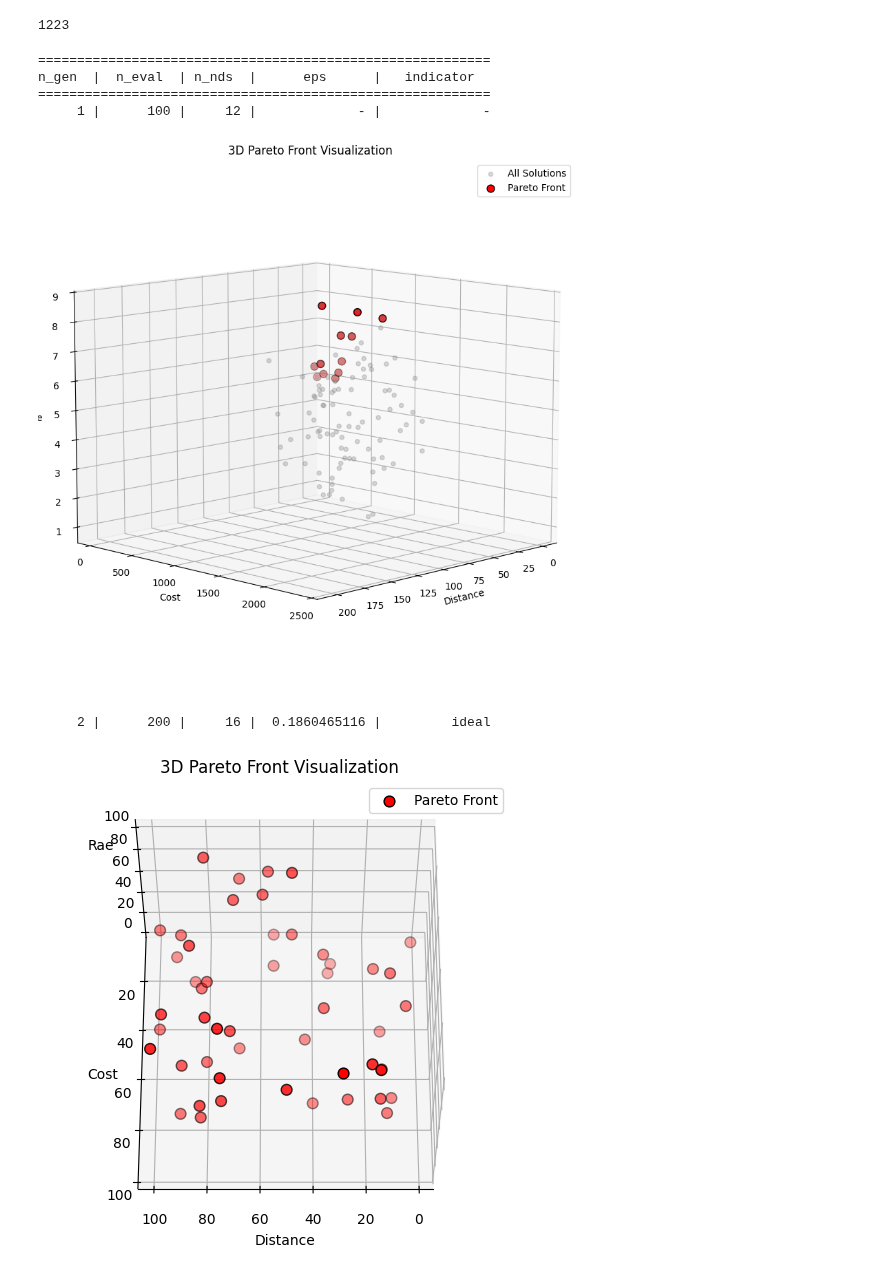
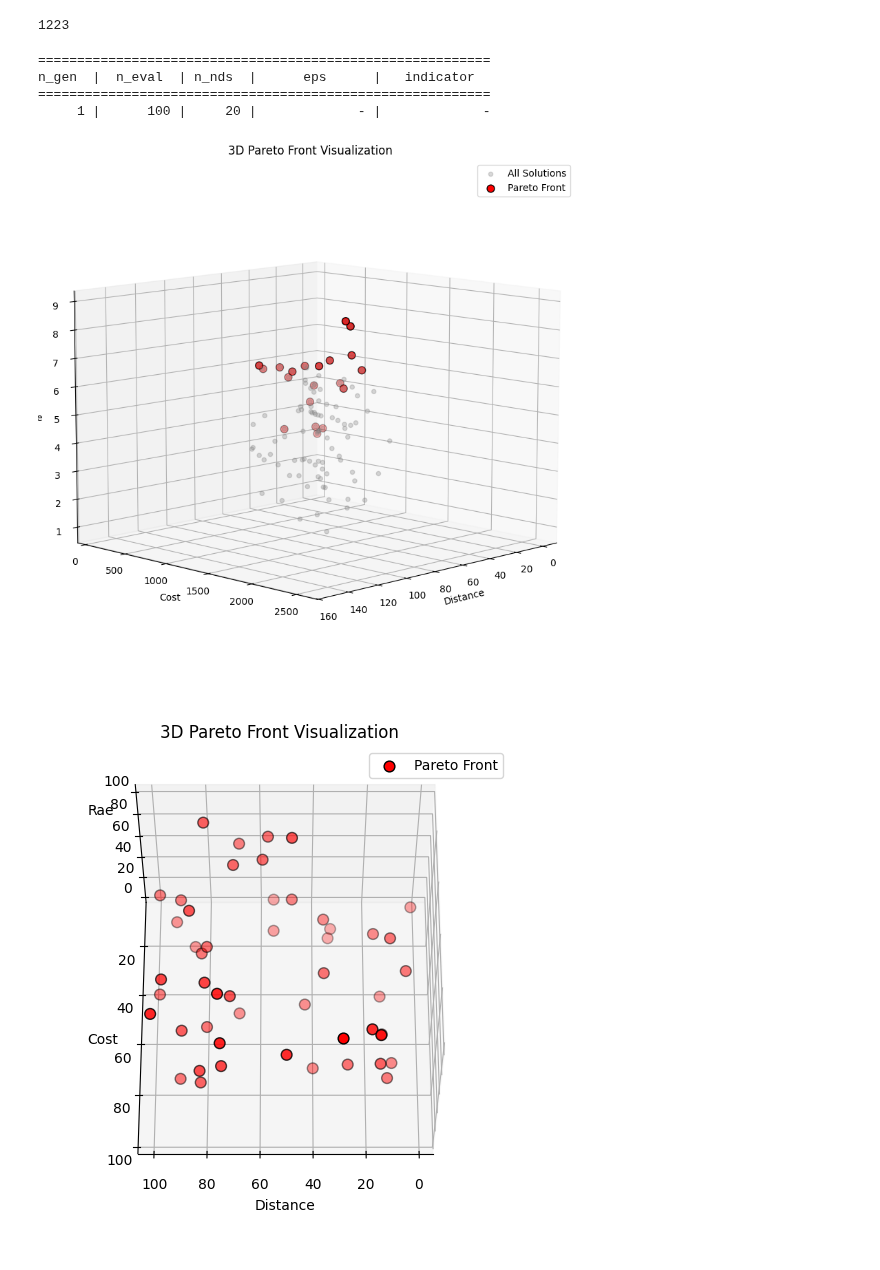
Before and after one commit to hosngholami/RecommenderSystem, a Jupyter notebook: RecommenderSystem.ipynb, the cells around one changed output. Drawn from its saved outputs; the diff is of its cells as text; code cells hidden in the pictures.

Commit message:
chart

```diff
--- a/RecommenderSystem.ipynb
+++ b/RecommenderSystem.ipynb
@@ -550,7 +550,7 @@ userPreference = {"historical": 5,
 problem = HotelRouteProblem(n_var=n_var, prefernces=userPreference)
 res = minimize(problem,
                algorithm,
-               termination=('n_gen', 10),
+               termination=('n_gen', 2),
                verbose=True,
                eliminate_duplicates=True)
 
@@ -580,7 +580,7 @@ pareto_front = res.F[pareto_indices]
 x = pareto_front[:, 0]
 y = pareto_front[:, 1]
 z = abs(pareto_front[:, 2])
-fig = plt.figure(figsize=(15, 10))
+fig = plt.figure(figsize=(20, 5))
 ax = fig.add_subplot(111, projection='3d')
 # رسم نقاط
 ax.scatter(res.F[:, 0], res.F[:, 1], abs(res.F[:, 2]), label="All Solutions", color="gray", alpha=0.3)
@@ -597,7 +597,7 @@ ax.legend()
 plt.show()
 
 
-plt.figure(figsize=(10, 20))
+plt.figure(figsize=(20, 5))
 
 # هدف 1 مقابل هدف 2
 plt.subplot(1, 3, 1)
@@ -646,36 +646,35 @@ plt.show()
 #     value = value.replace("'" ,"")
 #     value = value.replace(']', "")
 #     value = value.replace(' ', "")
 #     value = value.split(',')
 #     for item in value:
 #       if(item in routePrefence):
 #           routePrefence[item] += 1
 #       else:
 #           routePrefence[item] = 1
 
 # labels = list(routePrefence.keys())
 # values = list(routePrefence.values())
 
 # # رسم نمودار میله‌ای
 # plt.figure(figsize=(8, 10))
 # plt.bar(labels, values)
 
 # # تنظیمات نمودار
 # plt.xlabel("Preferences")
 # plt.ylabel("Scores")
 # plt.title("User Preferences for Tourism")
 # plt.ylim(0, 15)  # تنظیم محدوده امتیازات
 # plt.grid(axis='y', linestyle='--', alpha=0.7)
 
 # # نمایش نمودار
 # plt.show()
 # %% [output]
 ==========================================================
 n_gen  |  n_eval  | n_nds  |      eps      |   indicator
 ==========================================================
-     1 |      100 |     12 |             - |             -
+     1 |      100 |     20 |             - |             -
-[figure, old version]
+[figure, new version]
-     2 |      200 |     16 |  0.1860465116 |         ideal
 # %%
 import random
 x = [random.randint(0, 100) for _ in range(50)]
```
